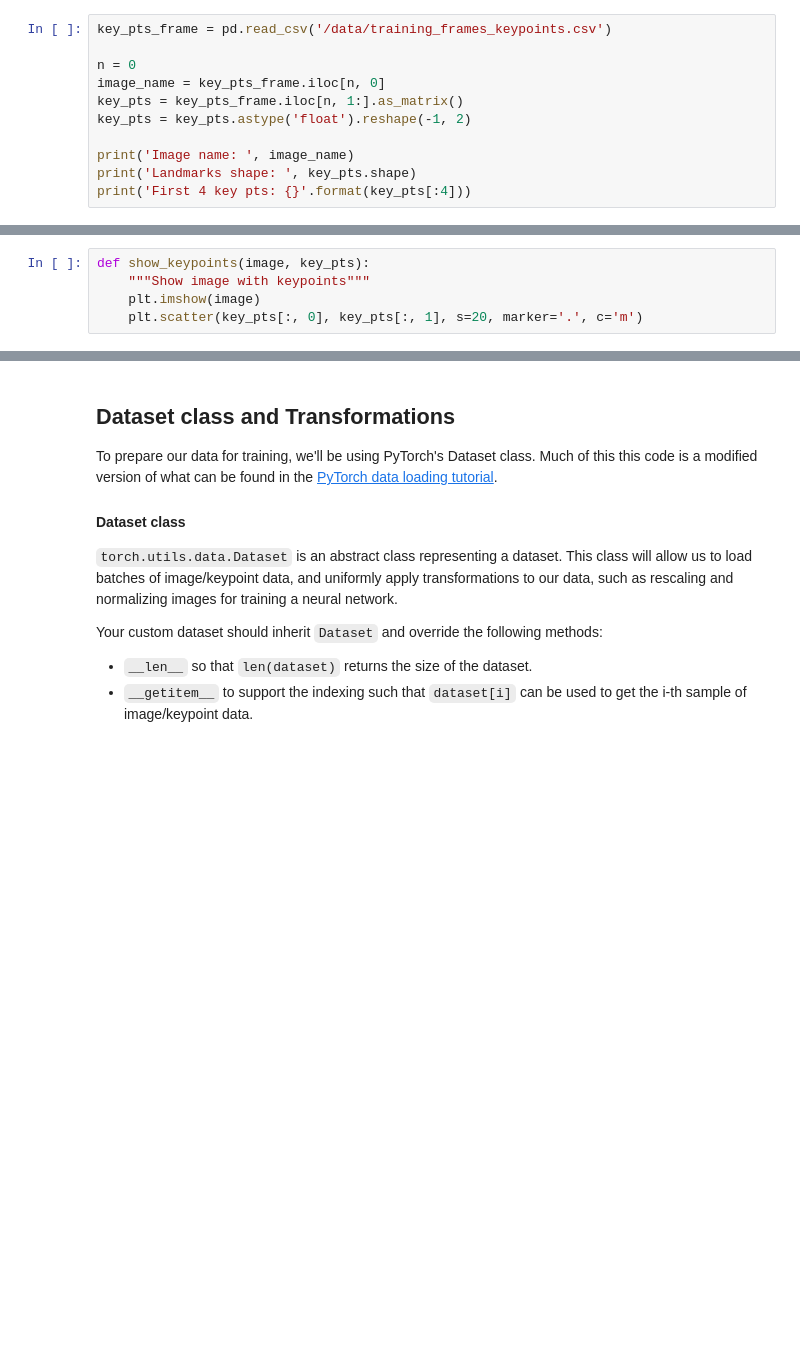
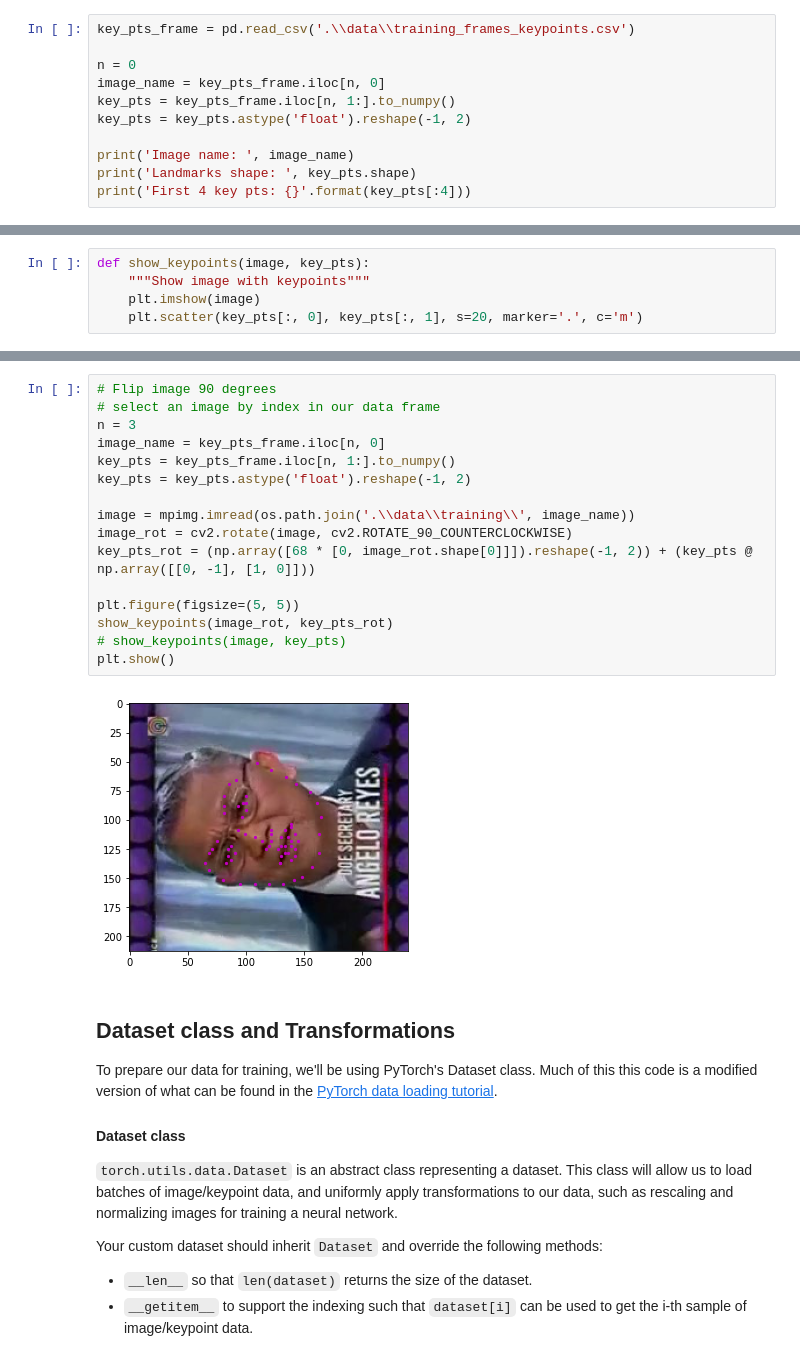
Before and after one commit to antonionicampos/P1-Facial-Keypoint-Detection, a Jupyter notebook: 1. Load and Visualize Data.ipynb, the cells around one changed output, grey strips where cells are left out. Drawn from its saved outputs; the diff is of its cells as text; blank space fills up the shorter version.

Commit message:
trying to augment data

```diff
--- a/1. Load and Visualize Data.ipynb
+++ b/1. Load and Visualize Data.ipynb
@@ -65,11 +47,11 @@ import cv2
 # %% [markdown]
 Then, let's load in our training data and display some stats about that dat ato make sure it's been loaded in correctly!
 # %%
-key_pts_frame = pd.read_csv('/data/training_frames_keypoints.csv')
+key_pts_frame = pd.read_csv('.\\data\\training_frames_keypoints.csv')
 
 n = 0
 image_name = key_pts_frame.iloc[n, 0]
-key_pts = key_pts_frame.iloc[n, 1:].as_matrix()
+key_pts = key_pts_frame.iloc[n, 1:].to_numpy()
 key_pts = key_pts.astype('float').reshape(-1, 2)
 
 print('Image name: ', image_name)
@@ -114,6 +96,24 @@ plt.show()
 # %% [output]
 (192, 176, 4)
 [figure]
+# %%
+# Flip image 90 degrees
+# select an image by index in our data frame
+n = 3
+image_name = key_pts_frame.iloc[n, 0]
+key_pts = key_pts_frame.iloc[n, 1:].to_numpy()
+key_pts = key_pts.astype('float').reshape(-1, 2)
+
+image = mpimg.imread(os.path.join('.\\data\\training\\', image_name))
+image_rot = cv2.rotate(image, cv2.ROTATE_90_COUNTERCLOCKWISE)
+key_pts_rot = (np.array([68 * [0, image_rot.shape[0]]]).reshape(-1, 2)) + (key_pts @ np.array([[0, -1], [1, 0]]))
+
+plt.figure(figsize=(5, 5))
+show_keypoints(image_rot, key_pts_rot)
+# show_keypoints(image, key_pts)
+plt.show()
+# %% [output]
+[figure, added]
 # %% [markdown]
 ## Dataset class and Transformations
 
```
Also changed, not shown: parts of 9 cells of this notebook.
